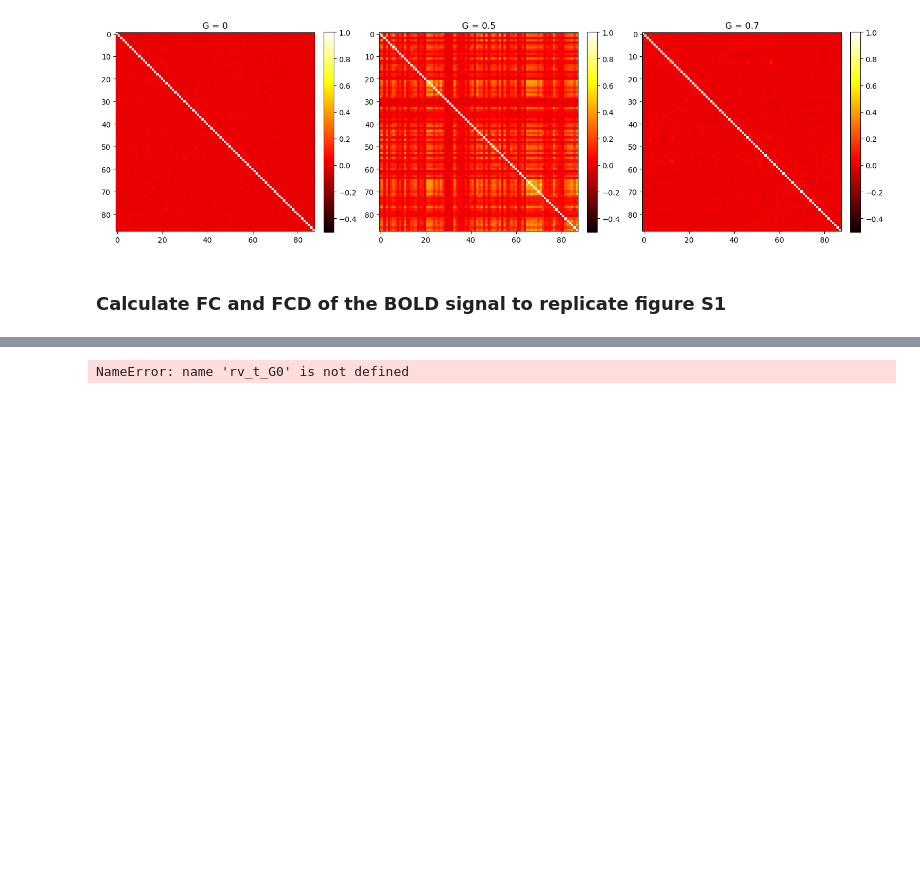
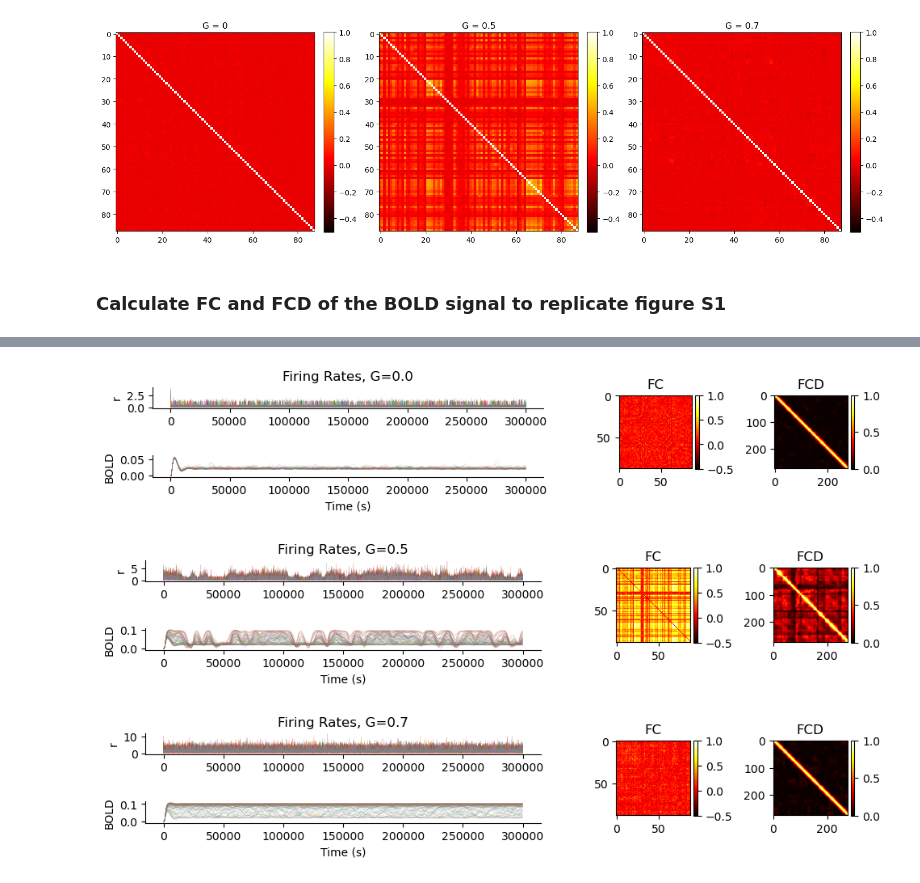
Before and after one commit to monicapaoletti/GSoC_T3.3_inference, a Jupyter notebook: scripts/notebooks/mpr_jax.ipynb, the cells around one changed output, grey strips where cells are left out. Saved outputs shown, nothing was run; the diff lists cells and outputs as text; code cells hidden in the pictures; blank space fills up the shorter version.

Commit message:
debugging for likelihood models and figures update in the notebooks

```diff
--- a/scripts/notebooks/mpr_jax.ipynb
+++ b/scripts/notebooks/mpr_jax.ipynb
@@ -364,35 +362,39 @@ def plot_fc_fcd(rv_t, r, bold_t, bold_d, FC, FCD, label='G=?'):
     ax1.spines['right'].set_visible(False)
 
     # BOLD plot (middle-left, shorter height)
     ax2 = plt.subplot2grid((6, 5), (1, 0), colspan=3, rowspan=1)
-    ax2.plot(bold_t, bold_d, lw=0.1)
+    ax2.plot(bold_t[::step], bold_d[::step], lw=0.1)
     ax2.set_ylabel("BOLD")
     ax2.set_xlabel("Time (s)")
     ax2.spines['top'].set_visible(False)
     ax2.spines['right'].set_visible(False)
 
     # FC plot (full right height, top half)
     ax3 = plt.subplot2grid((6, 5), (0, 3), rowspan=2, colspan=1)
     im1 = ax3.imshow(FC, vmin=-0.5, vmax=1, cmap='hot')
     ax3.set_title("FC")
     plt.colorbar(im1, ax=ax3, fraction=0.046, pad=0.04)
 
     # FCD plot (full right height, bottom half)
     ax4 = plt.subplot2grid((6, 5), (0, 4), rowspan=2, colspan=1)
     im2 = ax4.imshow(FCD, vmin=0, vmax=1, cmap='hot')
     ax4.set_title("FCD")
     plt.colorbar(im2, ax=ax4, fraction=0.046, pad=0.04)
 
     plt.tight_layout()
+    name = f'/home/monica/Desktop/GSoC/repos/GSoC_T3.3_inference/results/figureS1.png'
+    plt.savefig(name,dpi=300)
     plt.show()
 
 
 
 plot_fc_fcd(rv_t_G0, r_G0, bold_t_G0, bold_G0, FC_G0, FCD_G0, label='G=0.0')
 plot_fc_fcd(rv_t_G05, r_G05, bold_t_G05, bold_G05, FC_G05, FCD_G05, label='G=0.5')
 plot_fc_fcd(rv_t_G07, r_G07, bold_t_G07, bold_G07, FC_G07, FCD_G07, label='G=0.7')
 # %% [output]
-NameError: name 'rv_t_G0' is not defined
+[figure, added]
+[figure, added]
+[figure, added]
 # %%
 # Suppose fcd_matrix is your output from extract_FCD
 triu_idx = jnp.triu_indices(FCD_G0.shape[0], k=1)  # k=1 excludes the diagonal
```
Also changed, not shown: parts of 18 cells of this notebook, 4 other files.
